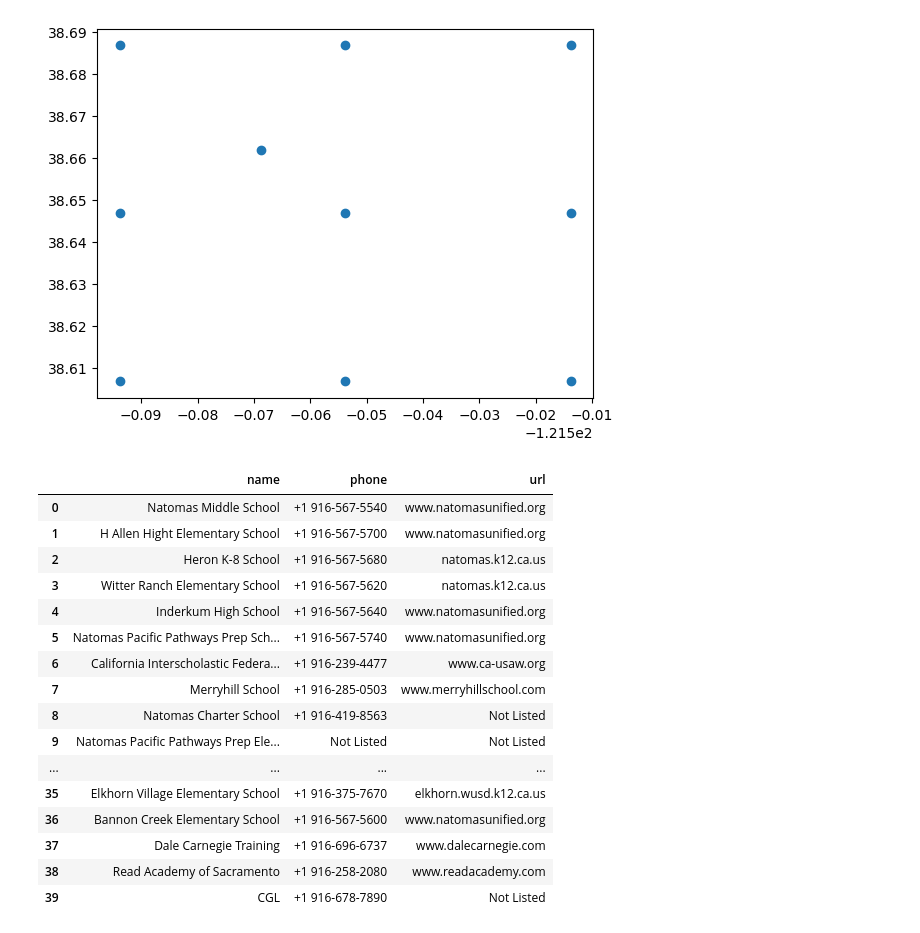
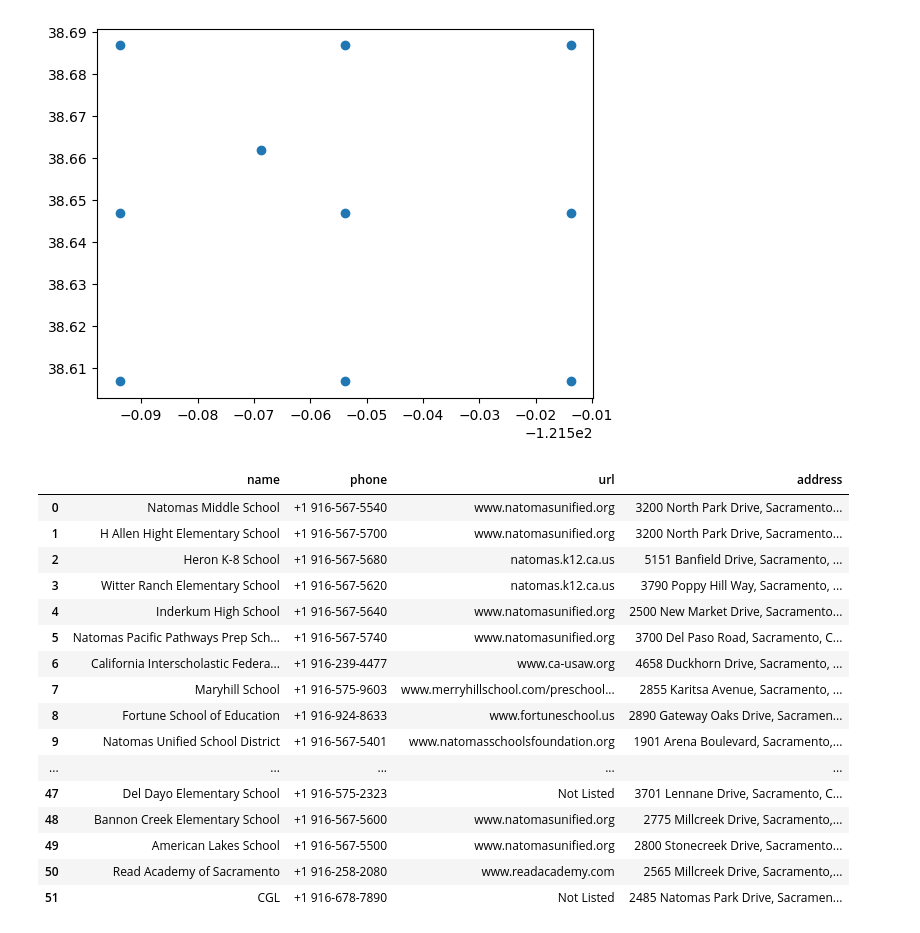
Before and after one commit to CameronCSS/datawork, a Jupyter notebook: Azure_Map_API/Script1.ipynb, the cells around one changed output. Saved outputs shown, nothing was run; the diff lists cells and outputs as text; code cells hidden in the pictures.

```diff
--- a/Azure_Map_API/Script1.ipynb
+++ b/Azure_Map_API/Script1.ipynb
@@ -49,7 +47,7 @@ plt.scatter(x, y)
 [figure]
 # %%
 entity_input = str("school")
-limit = 10
+limit = 20
 counter = 0
 for i in query_points:
     to_save = azure_maps_query(i[0], i[1], limit, entity_input, AZURE_MAP_KEY)
@@ -68,36 +66,40 @@ for i in range(0, 17):
         results = json_data.get("results", [])
 
         for result in results:
-            data.append(result.get("poi"))
+                    poi = result.get("poi", {})
+                    address = result.get("address", {})
+                    full_address = address.get("freeformAddress", "Not Listed")
+
+                    # Collecting necessary information
+                    data.append({
+                        "name": poi.get("name"),
+                        "phone": poi.get("phone", "Not Listed"),
+                        "url": poi.get("url", "Not Listed"),
+                        "address": full_address
+            })
 # %%
 data_df = pd.DataFrame(data)
 
-data_df = data_df.drop(columns = ["categories", "classifications", "categorySet", "brands"])
-
 data_df = data_df.drop_duplicates().reset_index(drop=True)
-
-data_df["phone"] = data_df["phone"].fillna(value="Not Listed")
-
-data_df["url"] = data_df["url"].fillna(value="Not Listed")
 
 data_df.to_csv(pwd + '/output.csv', index=False)
 
 data_df
 # %% [output]
-|  | name | phone | url |
-| 0 | Natomas Middle School | +1 916-567-5540 | www.natomasunified.org |
-| 1 | H Allen Hight Elementary School | +1 916-567-5700 | www.natomasunified.org |
-| 2 | Heron K-8 School | +1 916-567-5680 | natomas.k12.ca.us |
-| 3 | Witter Ranch Elementary School | +1 916-567-5620 | natomas.k12.ca.us |
-| 4 | Inderkum High School | +1 916-567-5640 | www.natomasunified.org |
-| 5 | Natomas Pacific Pathways Prep Sch... | +1 916-567-5740 | www.natomasunified.org |
-| 6 | California Interscholastic Federa... | +1 916-239-4477 | www.ca-usaw.org |
-| 7 | Merryhill School | +1 916-285-0503 | www.merryhillschool.com |
-| 8 | Natomas Charter School | +1 916-419-8563 | Not Listed |
-| 9 | Natomas Pacific Pathways Prep Ele... | Not Listed | Not Listed |
-| ... | ... | ... | ... |
-| 35 | Elkhorn Village Elementary School | +1 916-375-7670 | elkhorn.wusd.k12.ca.us |
-| 36 | Bannon Creek Elementary School | +1 916-567-5600 | www.natomasunified.org |
-| 37 | Dale Carnegie Training | +1 916-696-6737 | www.dalecarnegie.com |
-| 38 | Read Academy of Sacramento | +1 916-258-2080 | www.readacademy.com |
-| 39 | CGL | +1 916-678-7890 | Not Listed |
+|  | name | phone | url | address |
+| 0 | Natomas Middle School | +1 916-567-5540 | www.natomasunified.org | 3200 North Park Drive, Sacramento... |
+| 1 | H Allen Hight Elementary School | +1 916-567-5700 | www.natomasunified.org | 3200 North Park Drive, Sacramento... |
+| 2 | Heron K-8 School | +1 916-567-5680 | natomas.k12.ca.us | 5151 Banfield Drive, Sacramento, ... |
+| 3 | Witter Ranch Elementary School | +1 916-567-5620 | natomas.k12.ca.us | 3790 Poppy Hill Way, Sacramento, ... |
+| 4 | Inderkum High School | +1 916-567-5640 | www.natomasunified.org | 2500 New Market Drive, Sacramento... |
+| 5 | Natomas Pacific Pathways Prep Sch... | +1 916-567-5740 | www.natomasunified.org | 3700 Del Paso Road, Sacramento, C... |
+| 6 | California Interscholastic Federa... | +1 916-239-4477 | www.ca-usaw.org | 4658 Duckhorn Drive, Sacramento, ... |
+| 7 | Maryhill School | +1 916-575-9603 | www.merryhillschool.com/preschool... | 2855 Karitsa Avenue, Sacramento, ... |
+| 8 | Fortune School of Education | +1 916-924-8633 | www.fortuneschool.us | 2890 Gateway Oaks Drive, Sacramen... |
+| 9 | Natomas Unified School District | +1 916-567-5401 | www.natomasschoolsfoundation.org | 1901 Arena Boulevard, Sacramento,... |
+| ... | ... | ... | ... | ... |
+| 47 | Del Dayo Elementary School | +1 916-575-2323 | Not Listed | 3701 Lennane Drive, Sacramento, C... |
+| 48 | Bannon Creek Elementary School | +1 916-567-5600 | www.natomasunified.org | 2775 Millcreek Drive, Sacramento,... |
+| 49 | American Lakes School | +1 916-567-5500 | www.natomasunified.org | 2800 Stonecreek Drive, Sacramento... |
+| 50 | Read Academy of Sacramento | +1 916-258-2080 | www.readacademy.com | 2565 Millcreek Drive, Sacramento,... |
+| 51 | CGL | +1 916-678-7890 | Not Listed | 2485 Natomas Park Drive, Sacramen... |
```
Also changed, not shown: parts of 1 cell of this notebook, 11 other files.
